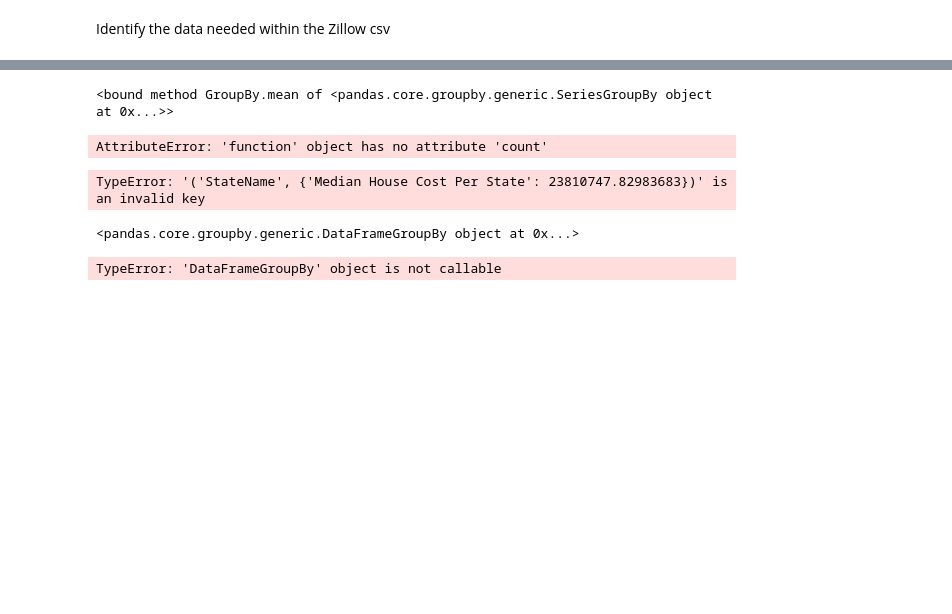
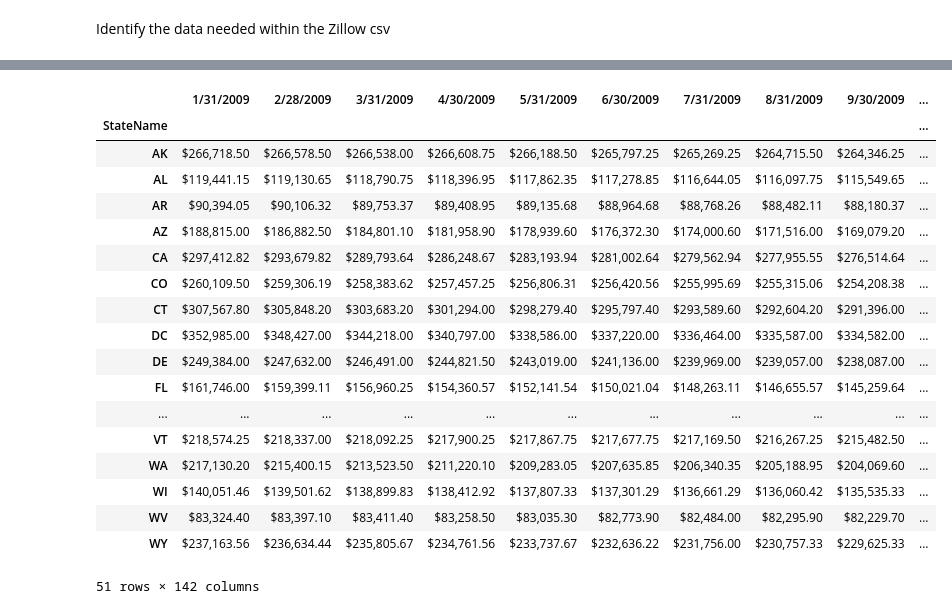
Before and after one commit to josh-acampado/dumbledores_platoon, a Jupyter notebook: Zillow_Housing_Data.ipynb, the cells around one changed output, grey strips where cells are left out. Cells and saved outputs as stored; diff of their text form; code cells hidden in the pictures; blank space fills up the shorter version.

```diff
--- a/Zillow_Housing_Data.ipynb
+++ b/Zillow_Housing_Data.ipynb
@@ -94,37 +110,43 @@ See the caveats in the documentation: https://pandas.pydata.org/pandas-docs/stab
 # %%
-state_df = new_df.groupby("StateName").Sum.mean
-print(state_df)
-state_df.count()
+
+
+state_df = new_df.groupby("StateName").agg("mean")
+pd.options.display.float_format = '${:,.2f}'.format
+
+state_df
+
 
 #state_mean = new_df["Sum"].mean()
 #new_df["Median House Price"] = state_mean
 #new_df
 
 
 #change index to state name
 
 #Add the median price into a column
 #
 
 
 #calculate average of each state over time
 
 #new_df
 # %% [output]
+|  | 1/31/2009 | 2/28/2009 | 3/31/2009 | 4/30/2009 | 5/31/2009 | 6/30/2009 | 7/31/2009 | 8/31/2009 | 9/30/2009 | ... |
+| StateName |  |  |  |  |  |  |  |  |  | ... |
+| AK | $266,718.50 | $266,578.50 | $266,538.00 | $266,608.75 | $266,188.50 | $265,797.25 | $265,269.25 | $264,715.50 | $264,346.25 | ... |
+| AL | $119,441.15 | $119,130.65 | $118,790.75 | $118,396.95 | $117,862.35 | $117,278.85 | $116,644.05 | $116,097.75 | $115,549.65 | ... |
+| AR | $90,394.05 | $90,106.32 | $89,753.37 | $89,408.95 | $89,135.68 | $88,964.68 | $88,768.26 | $88,482.11 | $88,180.37 | ... |
+| AZ | $188,815.00 | $186,882.50 | $184,801.10 | $181,958.90 | $178,939.60 | $176,372.30 | $174,000.60 | $171,516.00 | $169,079.20 | ... |
+| CA | $297,412.82 | $293,679.82 | $289,793.64 | $286,248.67 | $283,193.94 | $281,002.64 | $279,562.94 | $277,955.55 | $276,514.64 | ... |
+| CO | $260,109.50 | $259,306.19 | $258,383.62 | $257,457.25 | $256,806.31 | $256,420.56 | $255,995.69 | $255,315.06 | $254,208.38 | ... |
+| CT | $307,567.80 | $305,848.20 | $303,683.20 | $301,294.00 | $298,279.40 | $295,797.40 | $293,589.60 | $292,604.20 | $291,396.00 | ... |
+| DC | $352,985.00 | $348,427.00 | $344,218.00 | $340,797.00 | $338,586.00 | $337,220.00 | $336,464.00 | $335,587.00 | $334,582.00 | ... |
+| DE | $249,384.00 | $247,632.00 | $246,491.00 | $244,821.50 | $243,019.00 | $241,136.00 | $239,969.00 | $239,057.00 | $238,087.00 | ... |
+| FL | $161,746.00 | $159,399.11 | $156,960.25 | $154,360.57 | $152,141.54 | $150,021.04 | $148,263.11 | $146,655.57 | $145,259.64 | ... |
+| ... | ... | ... | ... | ... | ... | ... | ... | ... | ... | ... |
+| VT | $218,574.25 | $218,337.00 | $218,092.25 | $217,900.25 | $217,867.75 | $217,677.75 | $217,169.50 | $216,267.25 | $215,482.50 | ... |
+| WA | $217,130.20 | $215,400.15 | $213,523.50 | $211,220.10 | $209,283.05 | $207,635.85 | $206,340.35 | $205,188.95 | $204,069.60 | ... |
+| WI | $140,051.46 | $139,501.62 | $138,899.83 | $138,412.92 | $137,807.33 | $137,301.29 | $136,661.29 | $136,060.42 | $135,535.33 | ... |
+| WV | $83,324.40 | $83,397.10 | $83,411.40 | $83,258.50 | $83,035.30 | $82,773.90 | $82,484.00 | $82,295.90 | $82,229.70 | ... |
+| WY | $237,163.56 | $236,634.44 | $235,805.67 | $234,761.56 | $233,737.67 | $232,636.22 | $231,756.00 | $230,757.33 | $229,625.33 | ... |
-<bound method GroupBy.mean of <pandas.core.groupby.generic.SeriesGroupBy object at 0x...>>
+51 rows × 142 columns
-AttributeError: 'function' object has no attribute 'count'
-# %%
-final_df = new_df["StateName", {"Median House Cost Per State": state_mean}]
-# %% [output]
-TypeError: '('StateName', {'Median House Cost Per State': 23810747.82983683})' is an invalid key
-# %%
-
-
-#GroupBy State
-#groupby State
-state_df = new_df.groupby("StateName")
-print(state_df)
-state_df()
-# %% [output]
-<pandas.core.groupby.generic.DataFrameGroupBy object at 0x...>
-TypeError: 'DataFrameGroupBy' object is not callable
```
Also changed, not shown: parts of 10 cells of this notebook.
